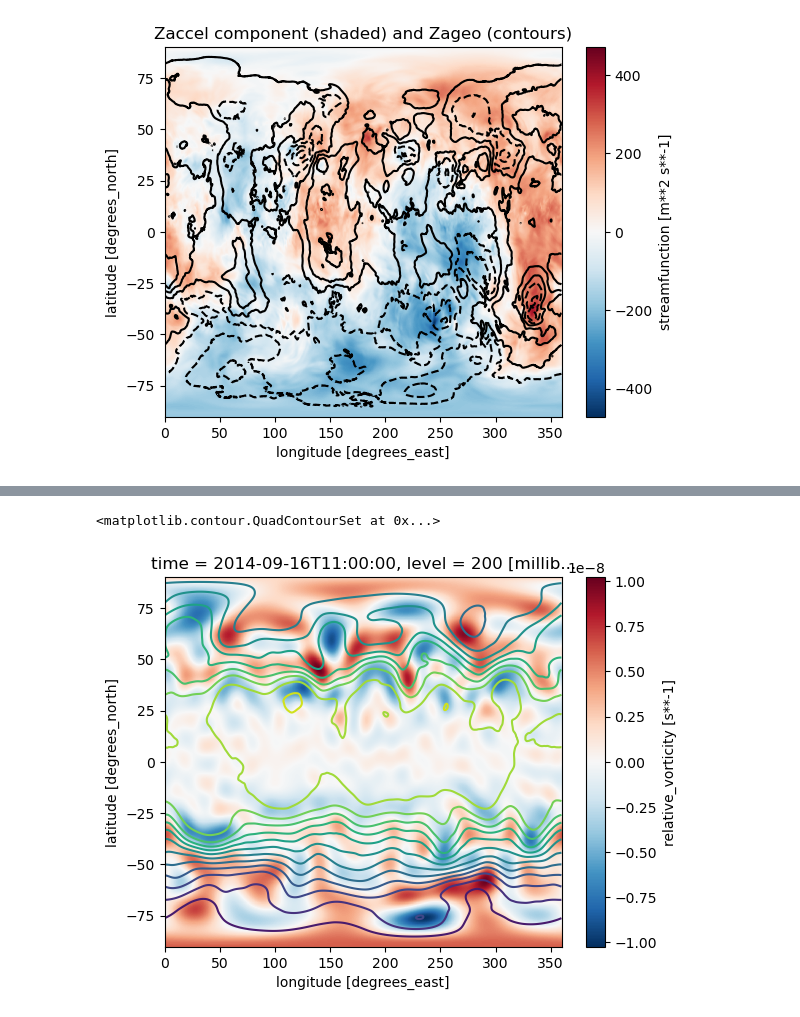
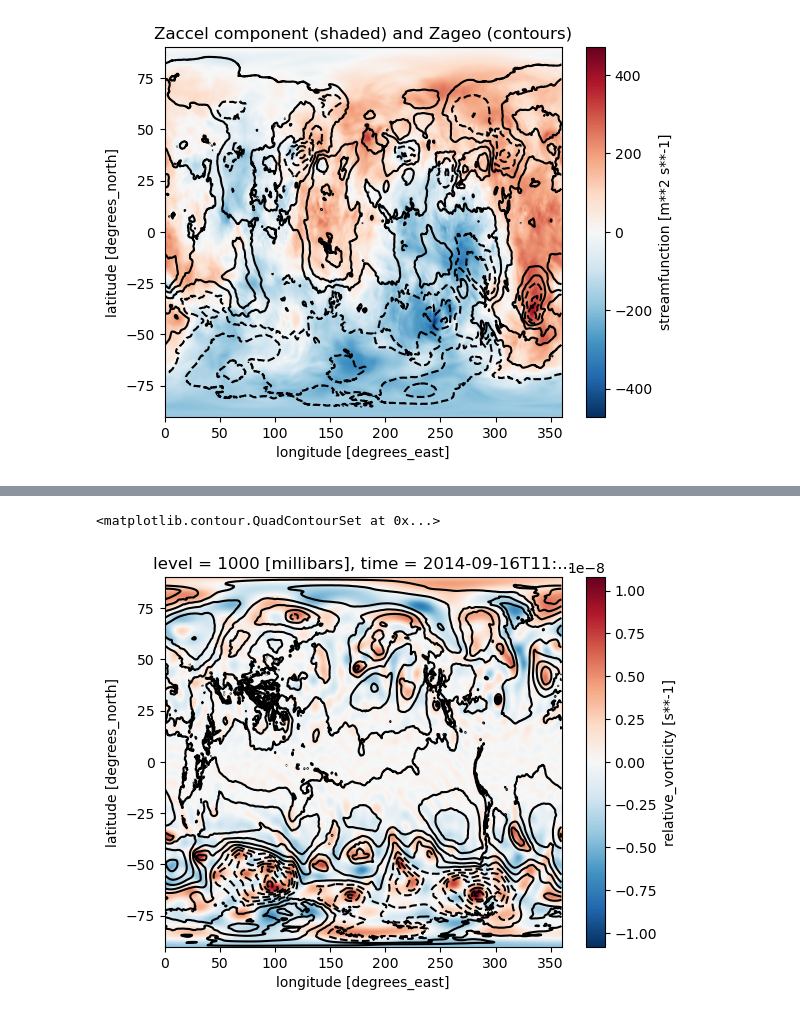
Before and after one commit to ATMOcanes/ATM651, a Jupyter notebook: Files_unsorted/Geostrophic_Phi.ipynb, the cells around one changed output, grey strips where cells are left out. Saved outputs shown, nothing was run; the diff lists cells and outputs as text; code cells hidden in the pictures.

```diff
--- a/Files_unsorted/Geostrophic_Phi.ipynb
+++ b/Files_unsorted/Geostrophic_Phi.ipynb
@@ -181,8 +222,8 @@ wdot = (w[2]-w[0]) /2./3600.
 # %%
-LapZg = fV.vorticity(truncation=21) # VORTICITY OF THE CORIOLIS FORCE ignore units, s-2 not s-1
+LapZg = fV.vorticity(truncation=42) # DIVERGENCE OF THE CORIOLIS FORCE ignore units, s-2 not s-1
 # %%
-LapZg[1][9].plot()
-Zg[1][9].plot.contour(levels=20)
+LapZg[1][-1].plot()
+Z[1][-1].plot.contour(levels=20, colors='k')
 # %% [output]
 <matplotlib.contour.QuadContourSet at 0x...>
-[figure, old version]
+[figure, new version]
```
Also changed, not shown: parts of 13 cells of this notebook.
